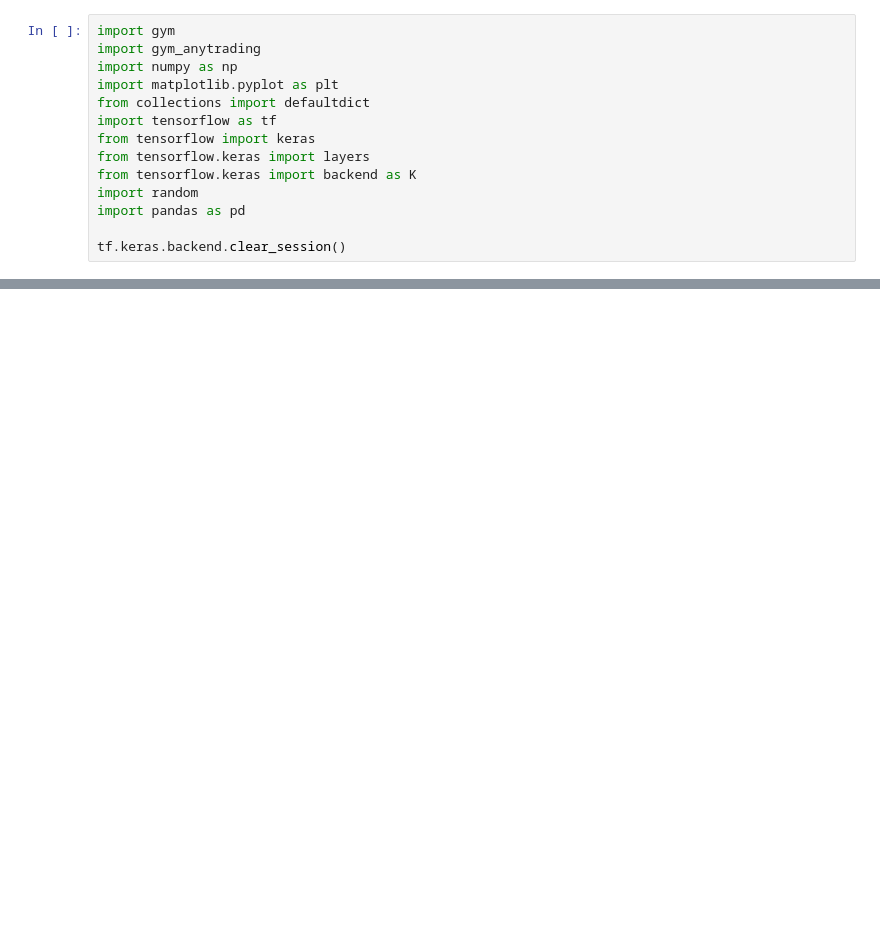
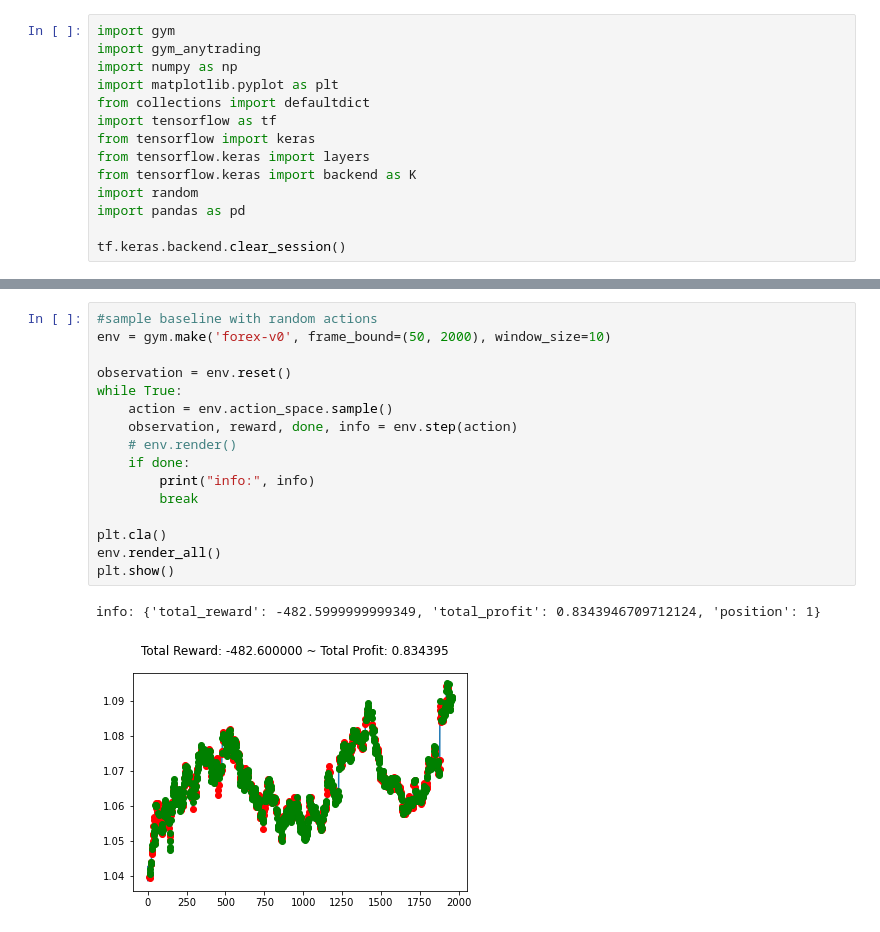
Before and after one commit to wliant/anytrading-drl, a Jupyter notebook: Actor Critic.ipynb, the cells around one changed output, grey strips where cells are left out. Cells and saved outputs as stored; diff of their text form; blank space fills up the shorter version.

```diff
--- a/Actor Critic.ipynb
+++ b/Actor Critic.ipynb
@@ -86,0 +129,19 @@ _SymbolicException: Inputs to eager execution function cannot be Keras symbolic
+# %%
+#sample baseline with random actions
+env = gym.make('forex-v0', frame_bound=(50, 2000), window_size=10)
+
+observation = env.reset()
+while True:
+    action = env.action_space.sample()
+    observation, reward, done, info = env.step(action)
+    # env.render()
+    if done:
+        print("info:", info)
+        break
+
+plt.cla()
+env.render_all()
+plt.show()
+# %% [output]
+info: {'total_reward': -482.5999999999349, 'total_profit': 0.8343946709712124, 'position': 1}
+[figure, added]
```
Also changed, not shown: parts of 3 cells of this notebook, 1 other file.
